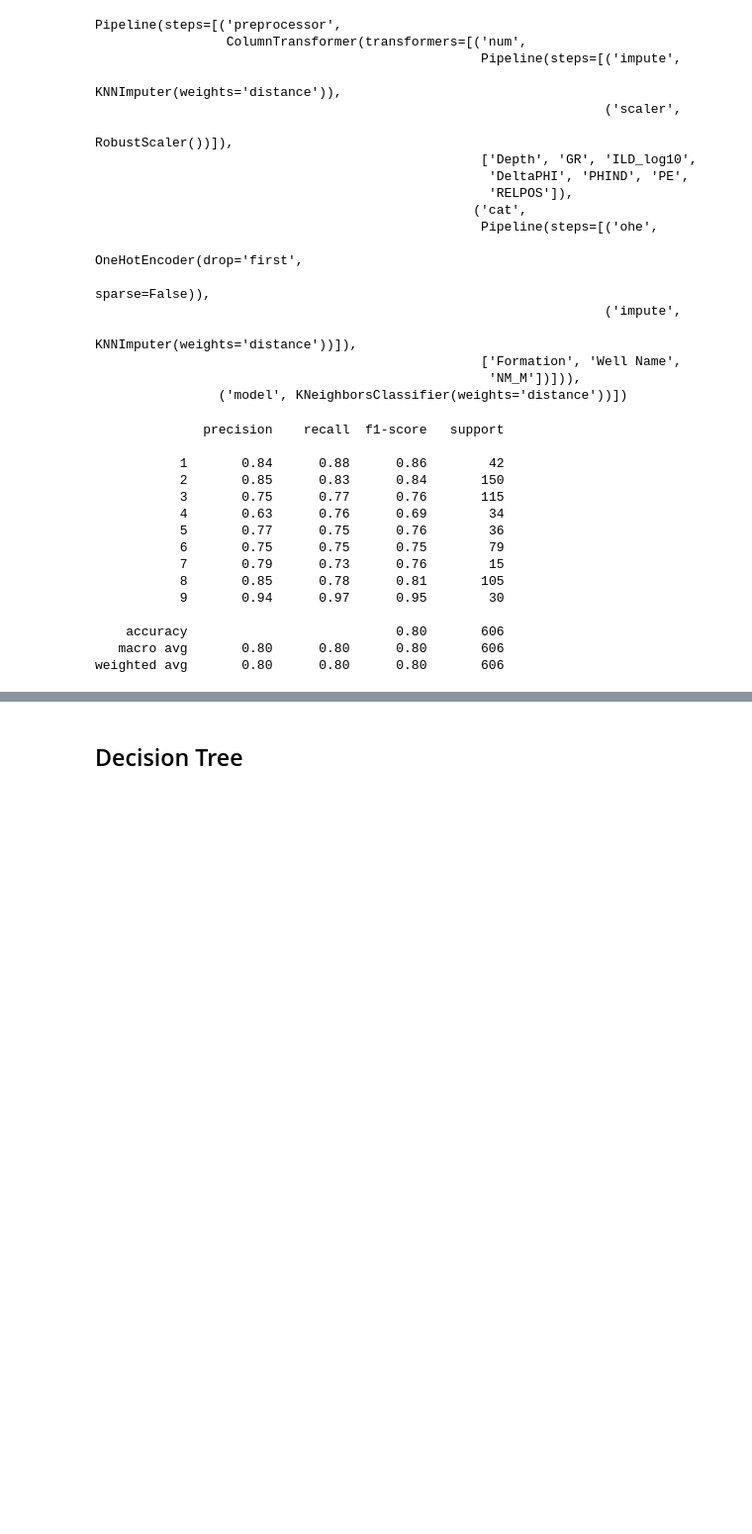
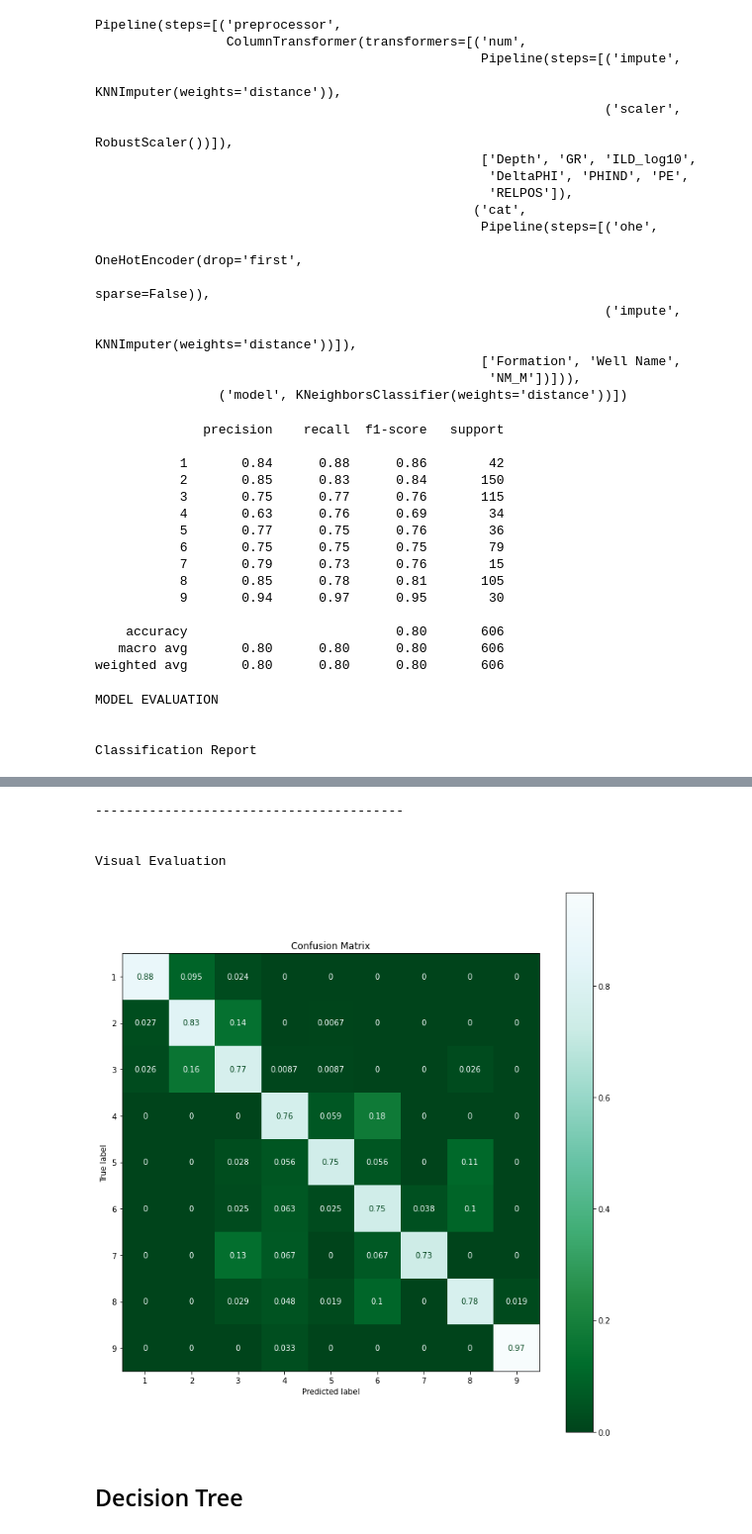
Before and after one commit to NehaP92/dsc-mod-3-project-v2-1-onl01-dtsc-pt-041320, a Jupyter notebook: student.ipynb, the cells around one changed output, grey strips where cells are left out. Shown: that part at 99% size. Saved outputs shown, nothing was run; the diff lists cells and outputs as text; code cells hidden in the pictures; blank space fills up the shorter version.

```diff
--- a/student.ipynb
+++ b/student.ipynb
@@ -650,9 +643,9 @@ X_train_model, X_validation, y_train_model, y_validation = train_test_split(X_tr
 
 Since the nature of the dataset is such that most of the immediate data points in depth have the same characteristics, except on the boundaries, our best first approach could be using the KNN model.
 # %%
-# Initiate model
-knn_model = model_pipeline(KNeighborsClassifier(weights='distance'),
-                           preprocessing(numerical,categorical, transformation=RobustScaler()))
+# # Initiate model
+# knn_model = model_pipeline(KNeighborsClassifier(weights='distance'),
+#                            preprocessing(numerical,categorical, transformation=RobustScaler()))
 
-#Fit model
-knn_model.fit(X_train_model,y_train_model)
+# #Fit model
+# knn_model.fit(X_train_model,y_train_model)
@@ -736,3 +702,12 @@ print(metrics.classification_report(y_validation, y_hat_knn_trial))
 weighted avg       0.80      0.80      0.80       606
 # %%
 #Evaluation Report
+# %%
+class formating:
+    underline = '\033[4m'
+    bold = '\033[1m'
+    italics = '\033[3m'
+    cyan = '\033[36m'
+    blue = '\033[34m'
+    green = '\033[32m'
+    normal = '\033[0m'
@@ -738,0 +770,8 @@ weighted avg       0.80      0.80      0.80       606
+# %%
+model = knn_model_trial.fit(X_train_model,y_train_model)
+model_evaluation(model,X_validation,y_validation,cm_cmap = 'BuGn_r')
+# %% [output]
+MODEL EVALUATION
+
+
+Classification Report
@@ -738,0 +783,5 @@ weighted avg       0.80      0.80      0.80       606
+----------------------------------------
+
+
+Visual Evaluation
+[figure, added]
```
Also changed, not shown: parts of 12 cells of this notebook.
